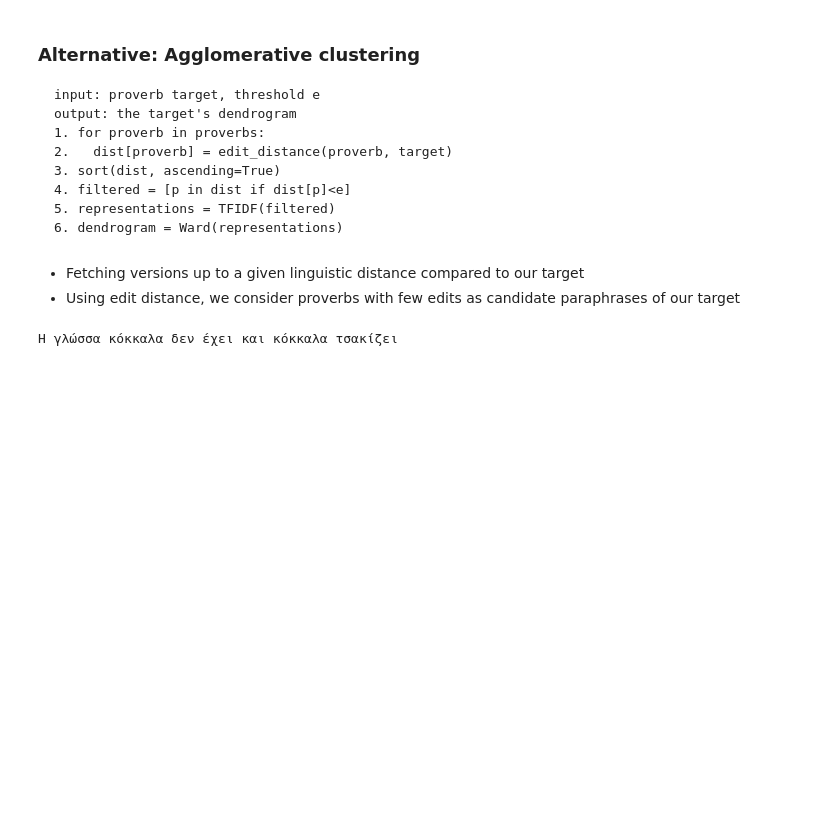
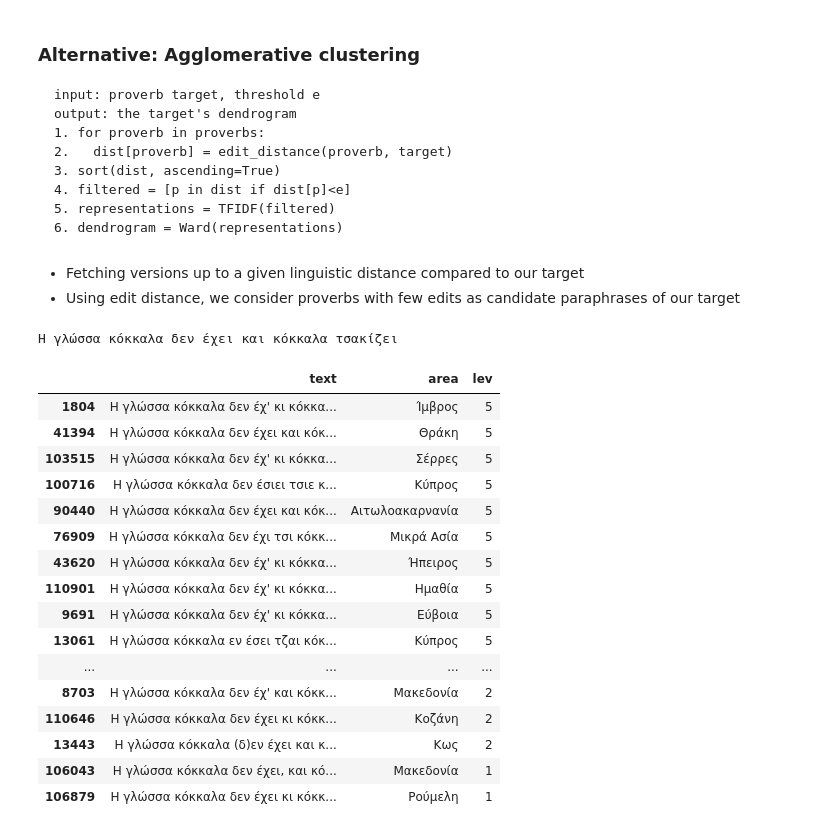
Before and after one commit to ipavlopoulos/greek-proverb-atlas, a Jupyter notebook: propagation.ipynb, the cells around one changed output. Drawn from its saved outputs; the diff is of its cells as text; code cells hidden in the pictures; blank space fills up the shorter version.

```diff
--- a/propagation.ipynb
+++ b/propagation.ipynb
@@ -346,7 +464,25 @@ output: the target's dendrogram
 # %%
 target = highly_distr.reset_index().iloc[0].text
 print(target)
-ndups = find_near_duplicates(target, proverbs.text.values, proverbs.area.values)
+crels = find_close_relatives(target, proverbs.text.values, proverbs.area.values)
+crels
 # %% [output]
 Η γλώσσα κόκκαλα δεν έχει και κόκκαλα τσακίζει
+|  | text | area | lev |
+| 1804 | Η γλώσσα κόκκαλα δεν έχ' κι κόκκα... | Ίμβρος | 5 |
+| 41394 | Η γλώσσα κόκκαλα δεν έχει και κόκ... | Θράκη | 5 |
+| 103515 | Η γλώσσα κόκκαλα δεν έχ' κι κόκκα... | Σέρρες | 5 |
+| 100716 | Η γλώσσα κόκκαλα δεν έσιει τσιε κ... | Κύπρος | 5 |
+| 90440 | Η γλώσσα κόκκαλα δεν έχει και κόκ... | Αιτωλοακαρνανία | 5 |
+| 76909 | Η γλώσσα κόκκαλα δεν έχι τσι κόκκ... | Μικρά Ασία | 5 |
+| 43620 | Η γλώσσα κόκκαλα δεν έχ' κι κόκκα... | Ήπειρος | 5 |
+| 110901 | Η γλώσσα κόκκαλα δεν έχ' κι κόκκα... | Ημαθία | 5 |
+| 9691 | Η γλώσσα κόκκαλα δεν έχ' κι κόκκα... | Εύβοια | 5 |
+| 13061 | Η γλώσσα κόκκαλα εν έσει τζαι κόκ... | Κύπρος | 5 |
+| ... | ... | ... | ... |
+| 8703 | Η γλώσσα κόκκαλα δεν έχ' και κόκκ... | Μακεδονία | 2 |
+| 110646 | Η γλώσσα κόκκαλα δεν έχει κι κόκκ... | Κοζάνη | 2 |
+| 13443 | Η γλώσσα κόκκαλα (δ)εν έχει και κ... | Κως | 2 |
+| 106043 | Η γλώσσα κόκκαλα δεν έχει, και κό... | Μακεδονία | 1 |
+| 106879 | Η γλώσσα κόκκαλα δεν έχει κι κόκκ... | Ρούμελη | 1 |
 # %%
```
Also changed, not shown: parts of 18 cells of this notebook, 2 other files.
